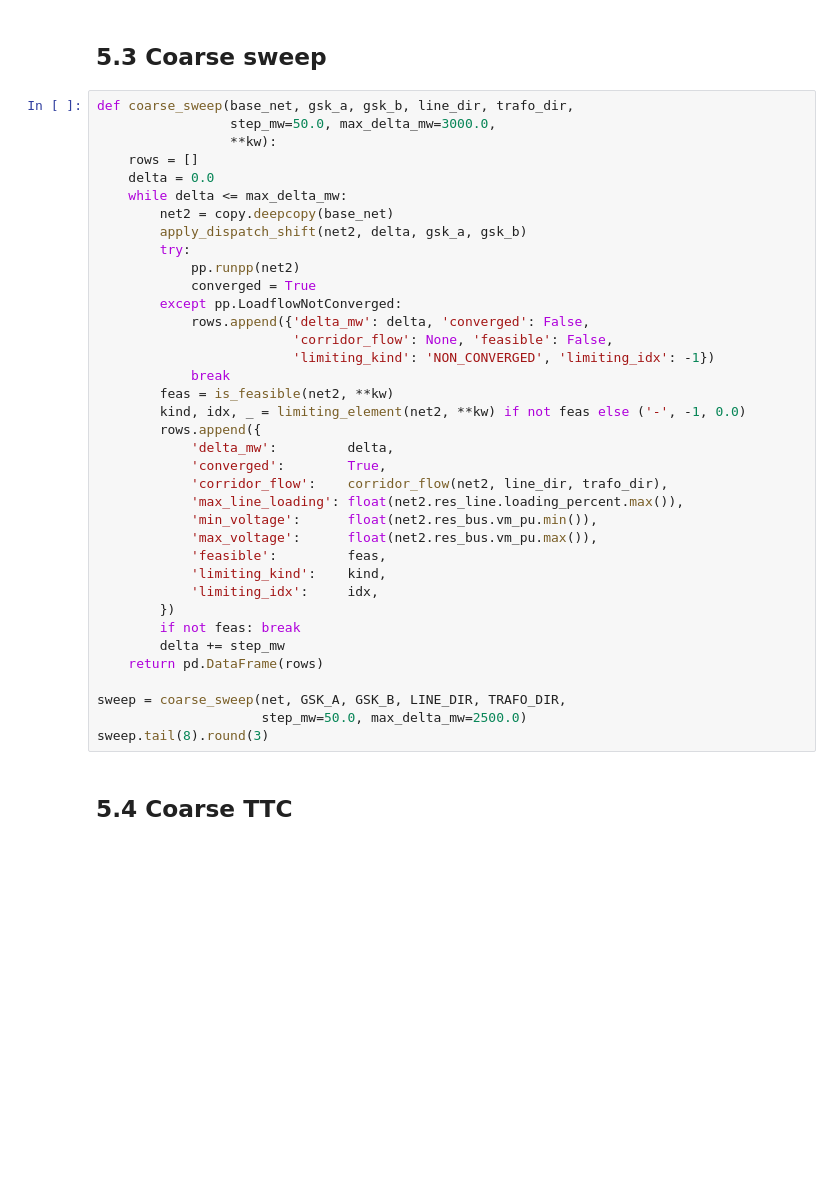
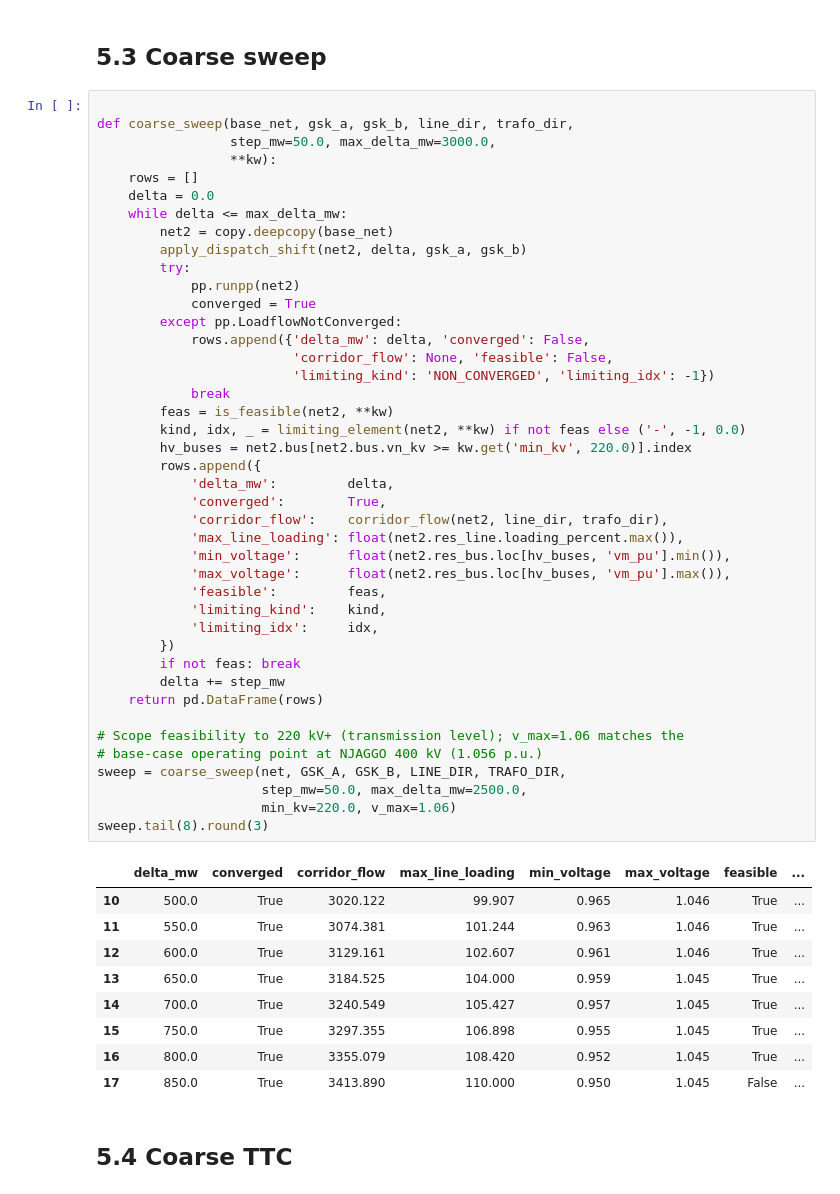
Before and after one commit to KTH-EPE/EG2130_Capacity_Analysis, a Jupyter notebook: 05_capacity_sweep.ipynb, the cells around one changed output. Cells and saved outputs as stored; diff of their text form; blank space fills up the shorter version.

```diff
--- a/05_capacity_sweep.ipynb
+++ b/05_capacity_sweep.ipynb
@@ -88,42 +107,57 @@ def apply_dispatch_shift(net, delta_mw, gsk_a, gsk_b):
 # %% [markdown]
 ## 5.3  Coarse sweep
 # %%
+
 def coarse_sweep(base_net, gsk_a, gsk_b, line_dir, trafo_dir,
                  step_mw=50.0, max_delta_mw=3000.0,
                  **kw):
     rows = []
     delta = 0.0
     while delta <= max_delta_mw:
         net2 = copy.deepcopy(base_net)
         apply_dispatch_shift(net2, delta, gsk_a, gsk_b)
         try:
             pp.runpp(net2)
             converged = True
         except pp.LoadflowNotConverged:
             rows.append({'delta_mw': delta, 'converged': False,
                          'corridor_flow': None, 'feasible': False,
                          'limiting_kind': 'NON_CONVERGED', 'limiting_idx': -1})
             break
         feas = is_feasible(net2, **kw)
         kind, idx, _ = limiting_element(net2, **kw) if not feas else ('-', -1, 0.0)
+        hv_buses = net2.bus[net2.bus.vn_kv >= kw.get('min_kv', 220.0)].index
         rows.append({
             'delta_mw':         delta,
             'converged':        True,
             'corridor_flow':    corridor_flow(net2, line_dir, trafo_dir),
             'max_line_loading': float(net2.res_line.loading_percent.max()),
-            'min_voltage':      float(net2.res_bus.vm_pu.min()),
-            'max_voltage':      float(net2.res_bus.vm_pu.max()),
+            'min_voltage':      float(net2.res_bus.loc[hv_buses, 'vm_pu'].min()),
+            'max_voltage':      float(net2.res_bus.loc[hv_buses, 'vm_pu'].max()),
             'feasible':         feas,
             'limiting_kind':    kind,
             'limiting_idx':     idx,
         })
         if not feas: break
         delta += step_mw
     return pd.DataFrame(rows)
 
+# Scope feasibility to 220 kV+ (transmission level); v_max=1.06 matches the
+# base-case operating point at NJAGGO 400 kV (1.056 p.u.)
 sweep = coarse_sweep(net, GSK_A, GSK_B, LINE_DIR, TRAFO_DIR,
-                     step_mw=50.0, max_delta_mw=2500.0)
+                     step_mw=50.0, max_delta_mw=2500.0,
+                     min_kv=220.0, v_max=1.06)
 sweep.tail(8).round(3)
+# %% [output]
+|  | delta_mw | converged | corridor_flow | max_line_loading | min_voltage | max_voltage | feasible | ... |
+| 10 | 500.0 | True | 3020.122 | 99.907 | 0.965 | 1.046 | True | ... |
+| 11 | 550.0 | True | 3074.381 | 101.244 | 0.963 | 1.046 | True | ... |
+| 12 | 600.0 | True | 3129.161 | 102.607 | 0.961 | 1.046 | True | ... |
+| 13 | 650.0 | True | 3184.525 | 104.000 | 0.959 | 1.045 | True | ... |
+| 14 | 700.0 | True | 3240.549 | 105.427 | 0.957 | 1.045 | True | ... |
+| 15 | 750.0 | True | 3297.355 | 106.898 | 0.955 | 1.045 | True | ... |
+| 16 | 800.0 | True | 3355.079 | 108.420 | 0.952 | 1.045 | True | ... |
+| 17 | 850.0 | True | 3413.890 | 110.000 | 0.950 | 1.045 | False | ... |
 # %% [markdown]
 ## 5.4  Coarse TTC
 # %%
```
Also changed, not shown: parts of 11 cells of this notebook, 18 other files.
